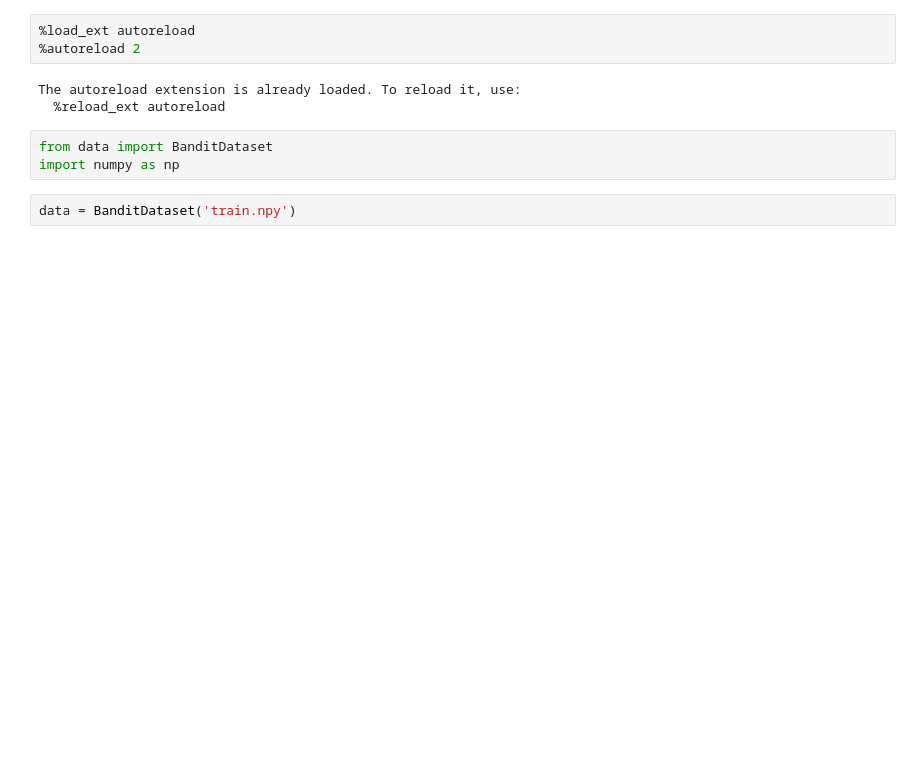
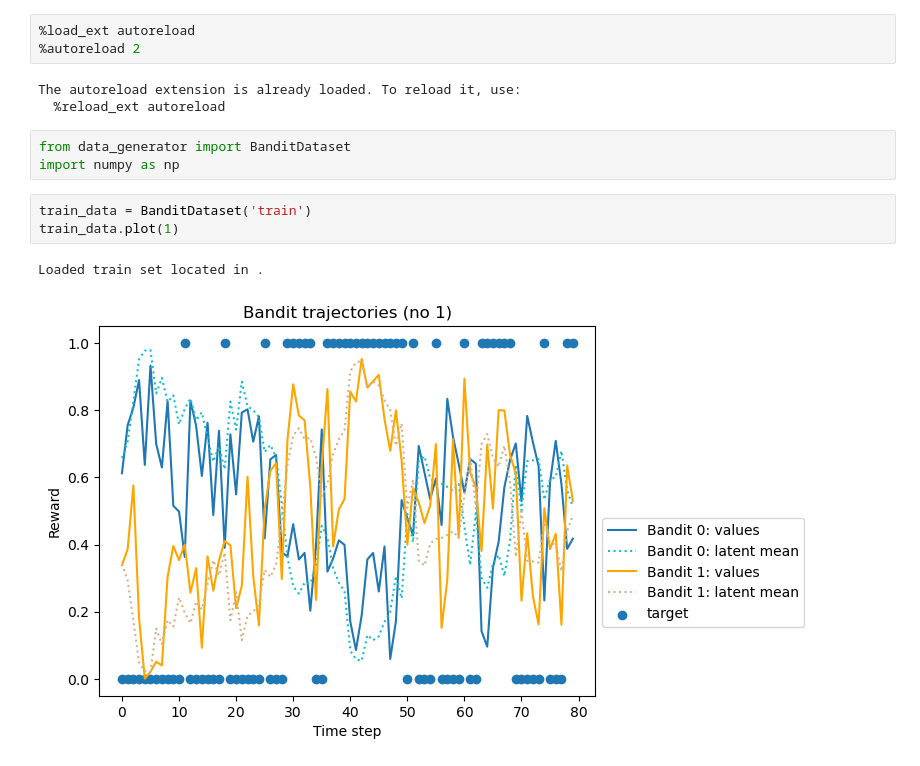
Before and after one commit to atrudel/social_bandit, a Jupyter notebook: visualization.ipynb, the cells around one changed output. Saved outputs shown, nothing was run; the diff lists cells and outputs as text; blank space fills up the shorter version.

```diff
--- a/visualization.ipynb
+++ b/visualization.ipynb
@@ -5,8 +5,12 @@
 The autoreload extension is already loaded. To reload it, use:
   %reload_ext autoreload
 # %%
-from data import BanditDataset
+from data_generator import BanditDataset
 import numpy as np
 # %%
-data = BanditDataset('train.npy')
+train_data = BanditDataset('train')
+train_data.plot(1)
+# %% [output]
+Loaded train set located in .
+[figure, added]
 # %%
```
Also changed, not shown: parts of 3 cells of this notebook, 7 other files.
